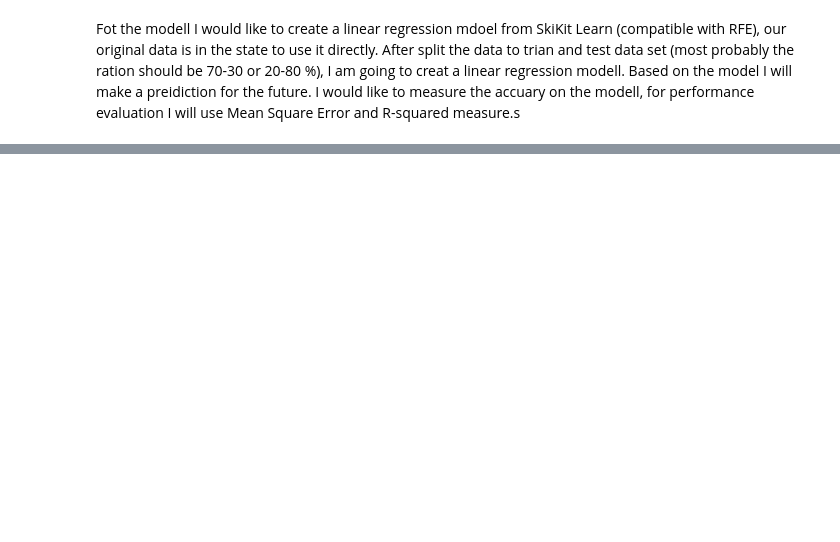
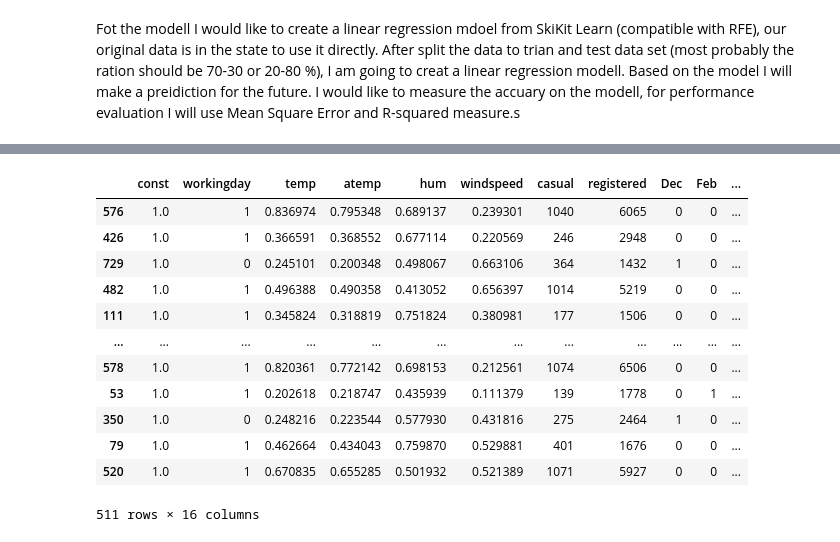
Before and after one commit to Judiiith/Bike_Sharing, a Jupyter notebook: Bike_Sharing.ipynb, the cells around one changed output, grey strips where cells are left out. Drawn from its saved outputs; the diff is of its cells as text; code cells hidden in the pictures; blank space fills up the shorter version.

```diff
--- a/Bike_Sharing.ipynb
+++ b/Bike_Sharing.ipynb
@@ -267,0 +357,8 @@ Fot the modell I would like to create a linear regression mdoel from SkiKit Lear
+# %%
+# Recursive feature
+
+lm = LinearRegression()
+lm.fit(X_train, y_train)
+
+rfe = RFE(lm, 15)
+rfe = rfe.fit(X_train, y_train)
@@ -267,0 +385,3 @@ Fot the modell I would like to create a linear regression mdoel from SkiKit Lear
+# %%
+col = X_train.columns[rfe.support_]
+print(col)
@@ -267,0 +410,3 @@ Fot the modell I would like to create a linear regression mdoel from SkiKit Lear
+# %%
+X_train_rfe = X_train[col]
+calculateVIF(X_train_rfe)
@@ -267,0 +432,4 @@ Fot the modell I would like to create a linear regression mdoel from SkiKit Lear
+# %%
+X_train_lm_1 = sm.add_constant(X_train_rfe)
+lr_1 = sm.OLS(y_train,X_train_lm_1).fit()
+print(lr_1.summary())
@@ -267,0 +531,16 @@ Fot the modell I would like to create a linear regression mdoel from SkiKit Lear
+# %%
+X_train_lm_1
+# %% [output]
+|  | const | workingday | temp | atemp | hum | windspeed | casual | registered | Dec | Feb | ... |
+| 576 | 1.0 | 1 | 0.836974 | 0.795348 | 0.689137 | 0.239301 | 1040 | 6065 | 0 | 0 | ... |
+| 426 | 1.0 | 1 | 0.366591 | 0.368552 | 0.677114 | 0.220569 | 246 | 2948 | 0 | 0 | ... |
+| 729 | 1.0 | 0 | 0.245101 | 0.200348 | 0.498067 | 0.663106 | 364 | 1432 | 1 | 0 | ... |
+| 482 | 1.0 | 1 | 0.496388 | 0.490358 | 0.413052 | 0.656397 | 1014 | 5219 | 0 | 0 | ... |
+| 111 | 1.0 | 1 | 0.345824 | 0.318819 | 0.751824 | 0.380981 | 177 | 1506 | 0 | 0 | ... |
+| ... | ... | ... | ... | ... | ... | ... | ... | ... | ... | ... | ... |
+| 578 | 1.0 | 1 | 0.820361 | 0.772142 | 0.698153 | 0.212561 | 1074 | 6506 | 0 | 0 | ... |
+| 53 | 1.0 | 1 | 0.202618 | 0.218747 | 0.435939 | 0.111379 | 139 | 1778 | 0 | 1 | ... |
+| 350 | 1.0 | 0 | 0.248216 | 0.223544 | 0.577930 | 0.431816 | 275 | 2464 | 1 | 0 | ... |
+| 79 | 1.0 | 1 | 0.462664 | 0.434043 | 0.759870 | 0.529881 | 401 | 1676 | 0 | 0 | ... |
+| 520 | 1.0 | 1 | 0.670835 | 0.655285 | 0.501932 | 0.521389 | 1071 | 5927 | 0 | 0 | ... |
+511 rows × 16 columns
```
Also changed, not shown: parts of 43 cells of this notebook.
